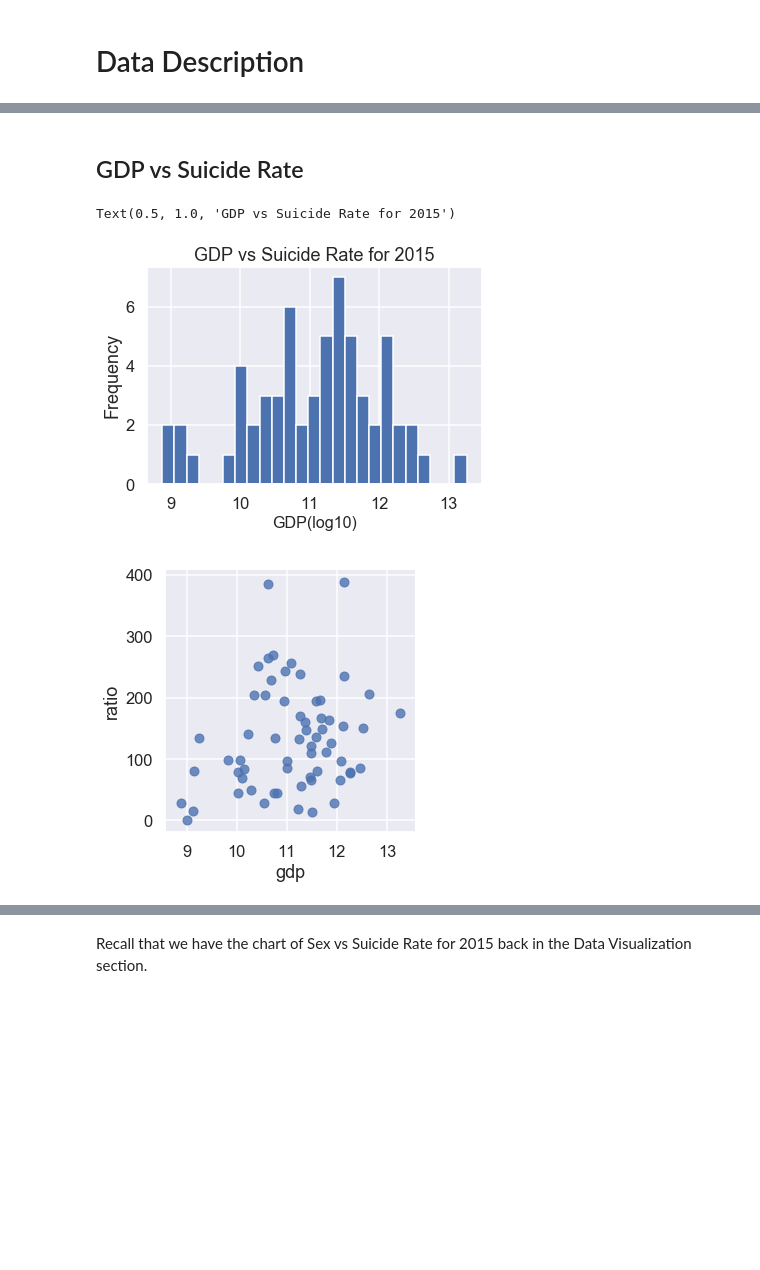
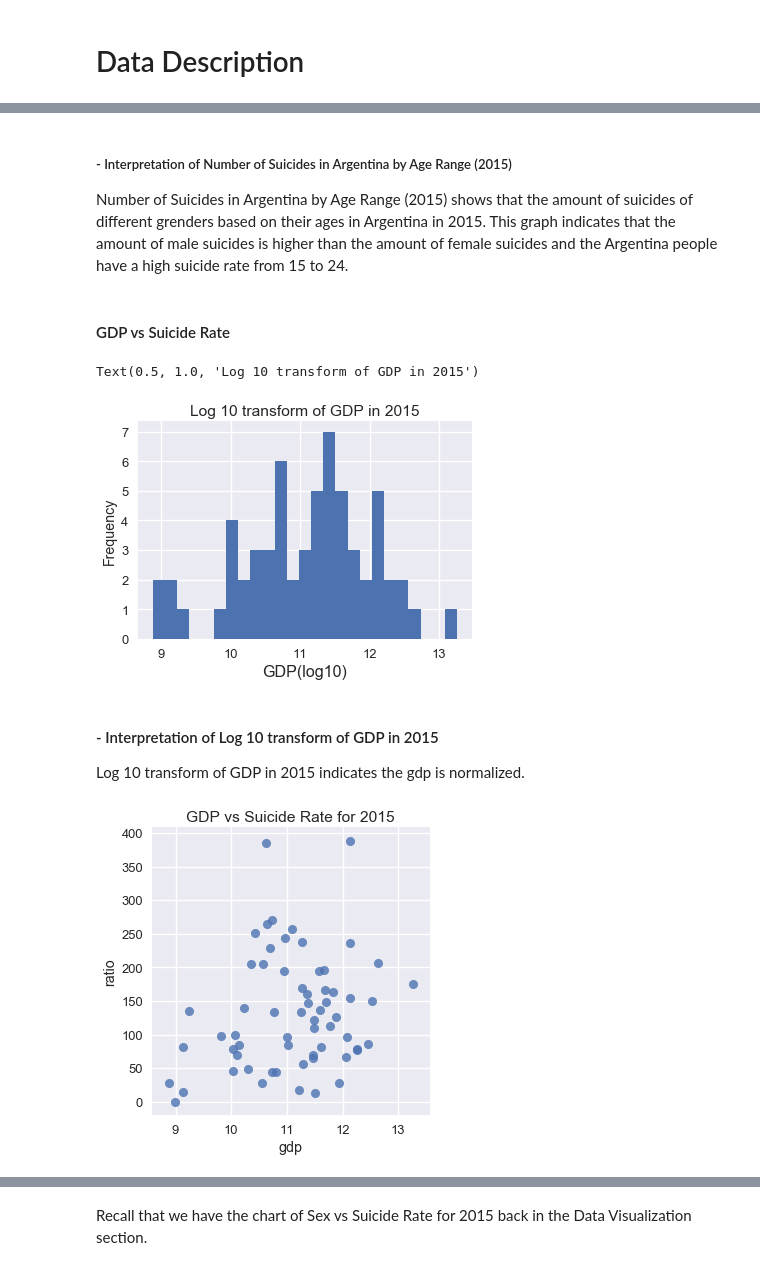
Before and after one commit to WayGold/COGS-108-FinalProject, a Jupyter notebook: FinalProject.ipynb, the cells around one changed output, grey strips where cells are left out. Cells and saved outputs as stored; diff of their text form; code cells hidden in the pictures; blank space fills up the shorter version.

```diff
--- a/FinalProject.ipynb
+++ b/FinalProject.ipynb
@@ -49,16 +58,4 @@ df_sex = df[['country','year','age','sex','suicides_no','population']]
 df_age = df[['country','year','age','suicides_no','population']]
 df_gdp = df[['country','year','suicides_no','population','suicides/100k pop',' gdp_for_year ($) ','gdp_per_capita ($)']]
 df_hdi = dfHDI[['country','year','suicides_no','suicides/100k pop','population','HDI for year']]
-# %%
-year = df_sex['year'].unique()
-#print(year)
-count_male = 0
-conut_female = 0
-#df_sex
-for i in range(len(df_sex)):
-    if df_sex.loc[i,"country"] == 'Argentina':
-        if df_sex.loc[i,"sex"] == "male":
-            count_male += df_sex.loc[i,"suicides_no"]
-        else:
-            conut_female += df_sex.loc[i,"suicides_no"]
 # %% [markdown]
@@ -201,53 +203,55 @@ plt.ylim(0, 700)
+# %% [markdown]
+##### - Interpretation of Number of Suicides in Argentina by Age Range (2015)
+Number of Suicides in Argentina by Age Range (2015) shows that the amount of suicides of different grenders based on their ages in Argentina in 2015. This graph indicates that the amount of male suicides is higher than the amount of female suicides and the Argentina people have a high suicide rate from 15 to 24.
 # %% [markdown]
-## GDP vs Suicide Rate
+#### GDP vs Suicide Rate
 # %%
-# GDP vs Suicide Rate
+# GDP vs Suicide Rate in 2015
 suicide_gdp = suicide_gdp[suicide_gdp.year == 2015]
-#df_gdp
-#print(suicide_gdp['country'].unique())
-#suicide_gdp[suicide_gdp['country']=='Antigua and Barbuda']
 tmp1 = suicide_gdp['country'].unique()
 result1 = dict()
 for i in tmp1:
     result1[i] = 0
 result2 = dict()
 for i in tmp1:
     result2[i] = 0
+# count the amount of ratio and gdp in 2015 for different countries
 for i in suicide_gdp.index:
     country = suicide_gdp.loc[i,"country"]
     ratio = suicide_gdp.loc[i,'suicides/100k pop']
     gdp = suicide_gdp.loc[i,' gdp_for_year ($) ']
     result1[country]+= ratio
     result2[country] = gdp
+
 country=list()
 ratiolist = list()
 gdplist = list()
-import math
 for i in tmp1:
     ratio = result1[i]
     gdp = result2[i]
     country.append(i)
     ratiolist.append(int(ratio))
     gdp = gdp.replace(',','')
     gdplist.append(math.log10(int(gdp)))
+
+# Create a new dataframe to store all above data
 data= dict()
 data = {"country":country,"ratio":ratiolist,"gdp":gdplist}
-
 df1 = pd.DataFrame(data)
-
-#print(ratiolist)
-#print(gdplist)
 df1=df1.set_index("country")
-#print(df1)
 df1['gdp'].plot('hist', bins = 25)
 plt.xlabel('GDP(log10)', fontsize=16)
 f2 = plt.gcf()
-plt.title("GDP vs Suicide Rate for 2015")
+plt.title("Log 10 transform of GDP in 2015")
 # %% [output]
-Text(0.5, 1.0, 'GDP vs Suicide Rate for 2015')
+Text(0.5, 1.0, 'Log 10 transform of GDP in 2015')
-[figure, old version]
+[figure, new version]
+# %% [markdown]
+#### - Interpretation of Log 10 transform of GDP in 2015
+Log 10 transform of GDP in 2015 indicates the gdp is normalized.
 # %%
 sns.lmplot(x='gdp', y='ratio', data=df1,fit_reg=False);
+plt.title('GDP vs Suicide Rate for 2015')
 f4 = plt.gcf()
 # %% [output]
-[figure, old version]
+[figure, new version]
```
Also changed, not shown: parts of 31 cells of this notebook.
